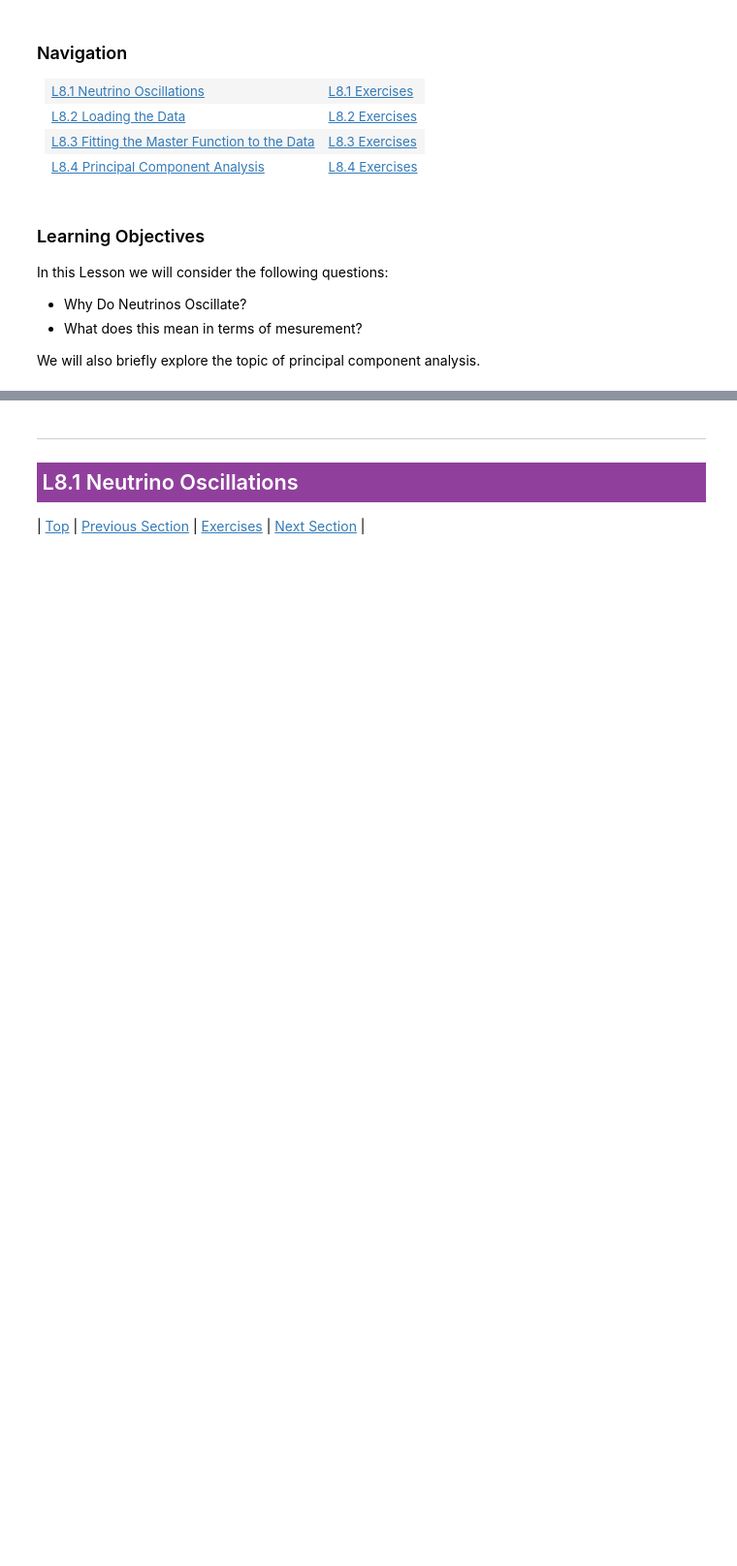
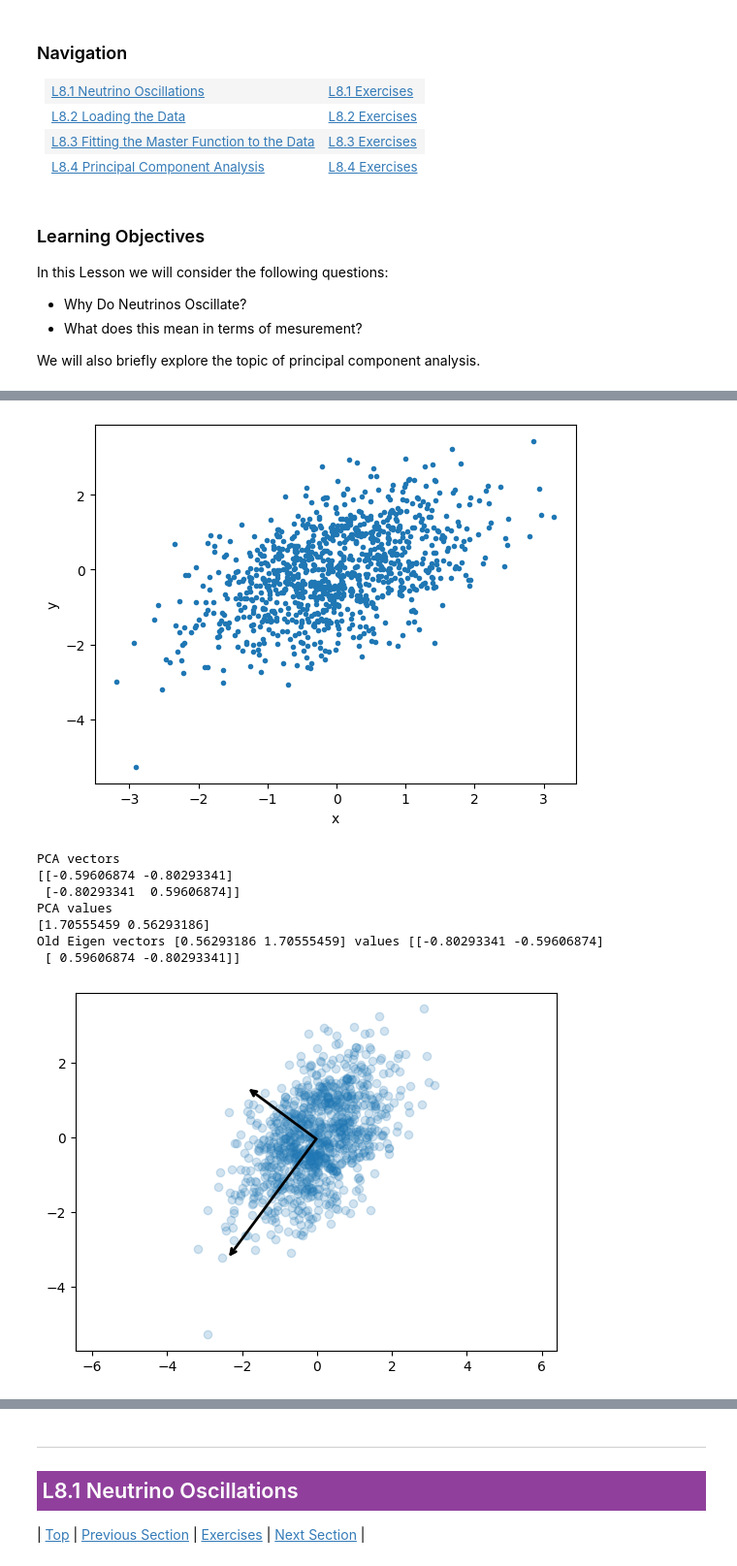
Before and after one commit to Dowling7/lectures, a Jupyter notebook: lecture8/8316_L08_MAIN.ipynb, the cells around one changed output, grey strips where cells are left out. Shown at 97% size. Drawn from its saved outputs; the diff is of its cells as text; code cells hidden in the pictures; blank space fills up the shorter version.

```diff
--- a/lecture8/8316_L08_MAIN.ipynb
+++ b/lecture8/8316_L08_MAIN.ipynb
@@ -56,0 +71,50 @@ from astroML.datasets import sdss_corrected_spectra
+# %%
+#>>>RUN: L8.4-runcell01
+import numpy as np
+from sklearn.decomposition import PCA
+import numpy.linalg as la
+#make some toy data
+lAs = np.random.normal(0,1,1000)
+lBs = np.random.normal(0,1,1000)+0.5*lAs
+#print(lAs)
+
+cov = np.cov([lAs,lBs])
+#eigen cov
+w, v=la.eig(cov)
+
+
+plt.plot(lAs,lBs,".")
+plt.xlabel("x")
+plt.ylabel("y")
+plt.show()
+
+X=(np.vstack([lAs,lBs])).T
+pca = PCA(n_components=2)
+pca.fit(X)
+print("PCA vectors")
+print(pca.components_)
+print("PCA values")
+print(pca.explained_variance_)
+print("Old Eigen","vectors",w,"values",v)
+
+def draw_vector(v0, v1, ax=None):
+    ax = ax or plt.gca()
+    arrowprops=dict(arrowstyle='->',linewidth=2,shrinkA=0, shrinkB=0)
+    ax.annotate('', v1, v0, arrowprops=arrowprops)
+
+# plot data
+plt.scatter(lAs, lBs, alpha=0.2)
+for length, vector in zip(pca.explained_variance_, pca.components_):
+    v = vector * 3 * np.sqrt(length)
+    draw_vector(pca.mean_, pca.mean_ + v)
+plt.axis('equal');
+# %% [output]
+[figure, added]
+PCA vectors
+[[-0.59606874 -0.80293341]
+ [-0.80293341  0.59606874]]
+PCA values
+[1.70555459 0.56293186]
+Old Eigen vectors [0.56293186 1.70555459] values [[-0.80293341 -0.59606874]
+ [ 0.59606874 -0.80293341]]
+[figure, added]
```
Also changed, not shown: parts of 16 cells of this notebook, 1 other file.
